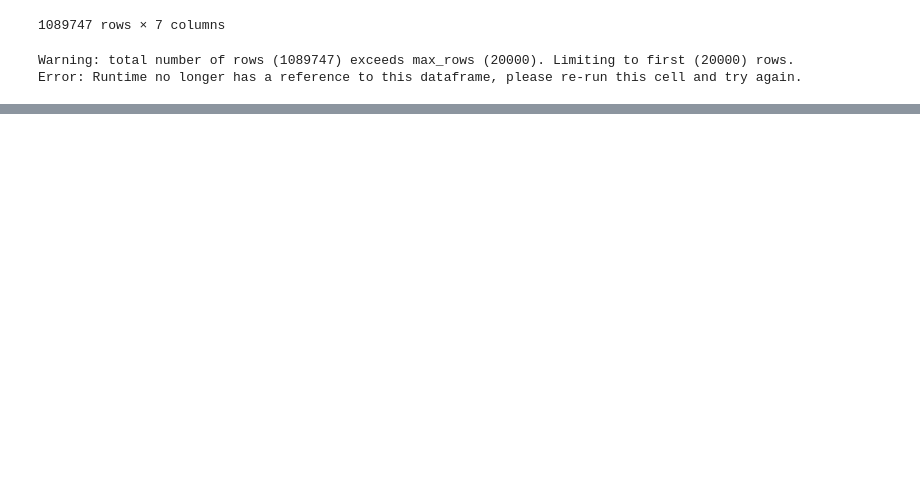
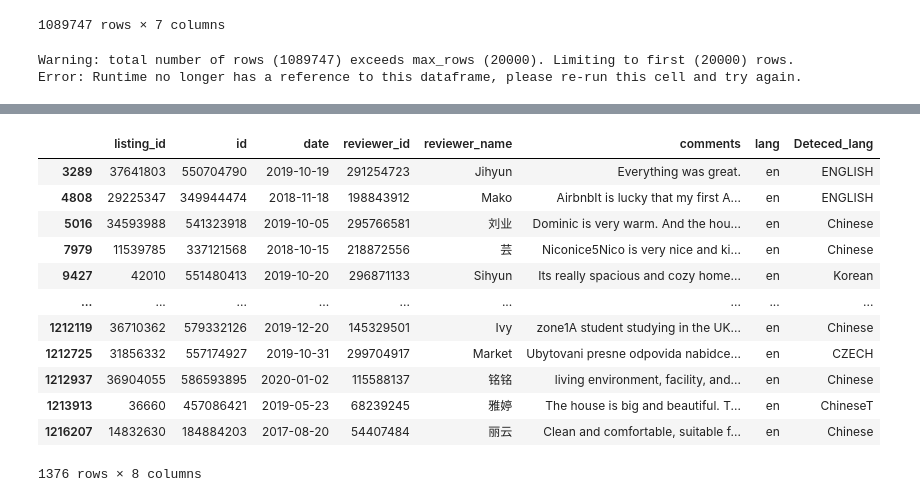
Before and after one commit to euisuck2/Unsupervised-Learning-1, a Jupyter notebook: Airbnb_Data_Base_Cleaning.ipynb, the cells around one changed output, grey strips where cells are left out. Saved outputs shown, nothing was run; the diff lists cells and outputs as text; code cells hidden in the pictures; blank space fills up the shorter version.

Commit message:
Extracting English Multiple Language comments failed

```diff
--- a/Airbnb_Data_Base_Cleaning.ipynb
+++ b/Airbnb_Data_Base_Cleaning.ipynb
@@ -274,11 +274,31 @@ display(copy3_df.loc[[1216207]])
 |  | listing_id | id | date | reviewer_id | reviewer_name | comments | lang |
 | 1216207 | 14832630 | 184884203 | 2017-08-20 | 54407484 | 丽云 | 干净舒适适合家庭入住地段优越景点全部很多都可以步行到达节省了交通费... | en |
 # %%
-copy3_df['Deteced_lang'] = copy3_df['comments'].map(lambda a: cld2.detect(a)[2][1][0])
-#x = '干净舒适适合家庭入住地段优越景点全部很多都可以步行到达节省了交通费房间设施齐备能满足我们的一切需求房东十分热情周到联系及时入住期间有个灯坏了跟房东联系后当天出游回来已经完美解决完全没有影响我们的行程Clean and comfortable, suitable for family occupancy, lots of advantages, many attractions can be reached on foot, saving traffic costs. The room is well equipped. Can meet all our needs. Landlord very warm and thoughtful, timely contact. Check in, there is a lamp broken, and after contact with the landlord, the day of travel back, has been perfect solution. It didnt affect our schedule at all.'
-#x = 'No cumple del todo con las fotos. Buena ubicación pero muy básica y antigua. La ducha tampoco funcionaba correctamente. This is not acceptable. I hate it'
-#print(cld2.detect(x)[2][0][0],cld2.detect(x)[2][1][0])
-#print(cld2.detect(x))
+copy3_df['Deteced_lang'] = copy3_df['comments'].map(lambda a: cld2.detect(a,bestEffort=True)[2][1][0])
+#test1 = '干净舒适适合家庭入住地段优越景点全部很多都可以步行到达节省了交通费房间设施齐备能满足我们的一切需求房东十分热情周到联系及时入住期间有个灯坏了跟房东联系后当天出游回来已经完美解决完全没有影响我们的行程Clean and comfortable, suitable for family occupancy, lots of advantages, many attractions can be reached on foot, saving traffic costs. The room is well equipped. Can meet all our needs. Landlord very warm and thoughtful, timely contact. Check in, there is a lamp broken, and after contact with the landlord, the day of travel back, has been perfect solution. It didnt affect our schedule at all.'
+#test2 = 'No cumple del todo con las fotos. Buena ubicación pero muy básica y antigua. La ducha tampoco funcionaba correctamente. This is not acceptable. I hate it'
+#print(cld2.detect(test1)[2][0][0],cld2.detect(test1)[2][1][0])
+#print(cld2.detect(test2))
+# %%
+# rows containing multipel languages
+copy3_df['Deteced_lang'] = copy3_df['comments'].map(lambda a: cld2.detect(a,bestEffort=True)[2][1][0])
+copy4_df = copy3_df[copy3_df['Deteced_lang']!='Unknown']
+copy4_df.comments.replace({r'[^\x00-\x7F]+':''}, regex=True, inplace=True)
+display(copy4_df)
+# %% [output]
+|  | listing_id | id | date | reviewer_id | reviewer_name | comments | lang | Deteced_lang |
+| 3289 | 37641803 | 550704790 | 2019-10-19 | 291254723 | Jihyun | Everything was great. | en | ENGLISH |
+| 4808 | 29225347 | 349944474 | 2018-11-18 | 198843912 | Mako | AirbnbIt is lucky that my first A... | en | ENGLISH |
+| 5016 | 34593988 | 541323918 | 2019-10-05 | 295766581 | 刘业 | Dominic is very warm. And the hou... | en | Chinese |
+| 7979 | 11539785 | 337121568 | 2018-10-15 | 218872556 | 芸 | Niconice5Nico is very nice and ki... | en | Chinese |
+| 9427 | 42010 | 551480413 | 2019-10-20 | 296871133 | Sihyun | Its really spacious and cozy home... | en | Korean |
+| ... | ... | ... | ... | ... | ... | ... | ... | ... |
+| 1212119 | 36710362 | 579332126 | 2019-12-20 | 145329501 | Ivy | zone1A student studying in the UK... | en | Chinese |
+| 1212725 | 31856332 | 557174927 | 2019-10-31 | 299704917 | Market | Ubytovani presne odpovida nabidce... | en | CZECH |
+| 1212937 | 36904055 | 586593895 | 2020-01-02 | 115588137 | 铭铭 | living environment, facility, and... | en | Chinese |
+| 1213913 | 36660 | 457086421 | 2019-05-23 | 68239245 | 雅婷 | The house is big and beautiful. T... | en | ChineseT |
+| 1216207 | 14832630 | 184884203 | 2017-08-20 | 54407484 | 丽云 | Clean and comfortable, suitable f... | en | Chinese |
+1376 rows × 8 columns
 # %%
 display(copy3_df[copy3_df['Deteced_lang']!='Unknown'])
 # %% [output]
```
Also changed, not shown: parts of 2 cells of this notebook.
